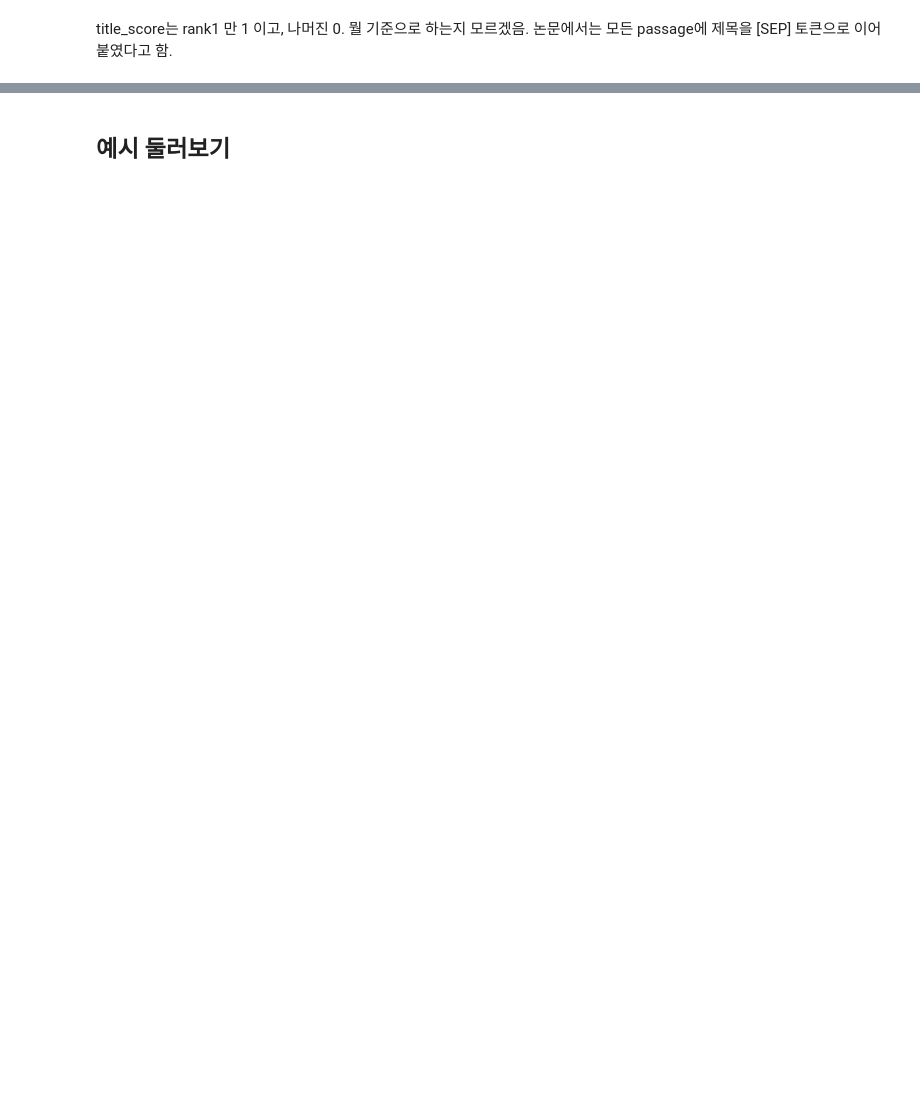
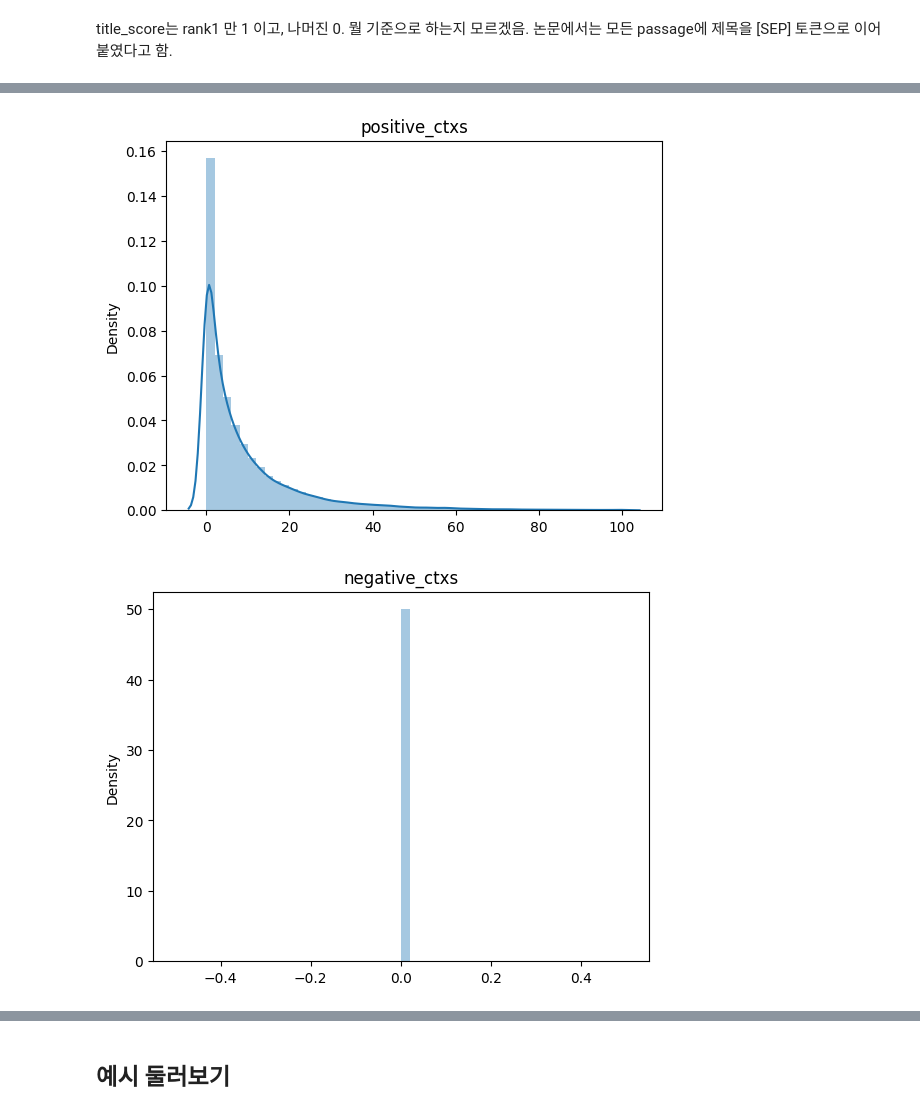
Before and after one commit to grizzzB/DPR, a Jupyter notebook: downloads/check_dpr_data.ipynb, the cells around one changed output, grey strips where cells are left out. Cells and saved outputs as stored; diff of their text form; code cells hidden in the pictures; blank space fills up the shorter version.

```diff
--- a/downloads/check_dpr_data.ipynb
+++ b/downloads/check_dpr_data.ipynb
@@ -100,0 +137,3 @@ print(np.median(hneglist))
+# %%
+docs = load_dataset( irdata_list[1] )
+print(len(docs))
@@ -100,0 +142,2 @@ print(np.median(hneglist))
+# %%
+poslist, neglist, hneglist = stats_data(docs)
@@ -100,0 +161,10 @@ print(np.median(hneglist))
+# %%
+sns.distplot(np.array(poslist)).set(title='positive_ctxs')
+plt.show()
+sns.distplot(np.array(neglist)).set(title='negative_ctxs')
+plt.show()
+sns.distplot(np.array(hneglist)).set(title='hard_negative_ctxs')
+plt.show()
+# %% [output]
+[figure, added]
+[figure, added]
```
Also changed, not shown: parts of 39 cells of this notebook, 2 other files.
